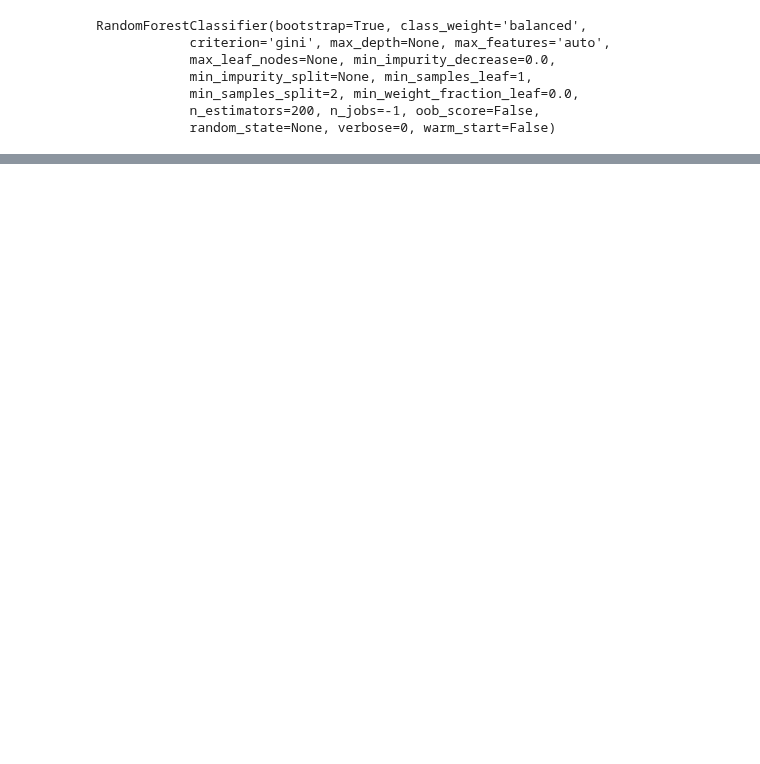
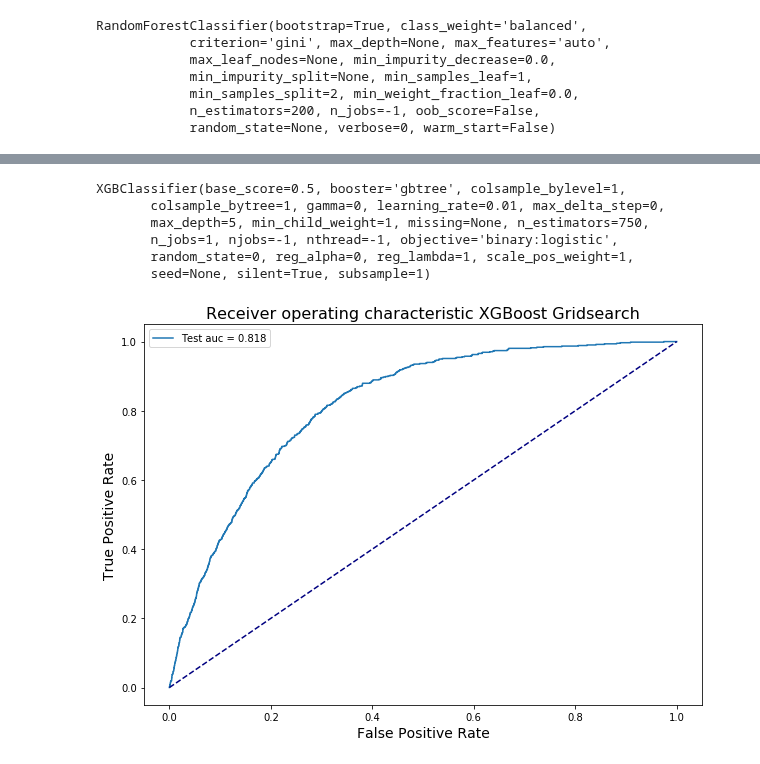
Before and after one commit to juanmahvelez/NWU-Pacific, a Jupyter notebook: script/notebook/train classifier.ipynb, the cells around one changed output, grey strips where cells are left out. Cells and saved outputs as stored; diff of their text form; code cells hidden in the pictures; blank space fills up the shorter version.

```diff
--- a/script/notebook/train classifier.ipynb
+++ b/script/notebook/train classifier.ipynb
@@ -85,0 +127,16 @@ plt.show()
+# %%
+model = XGBClassifier(njobs=-1, nthread=-1, objective='binary:logistic')
+parameters = {
+              'learning_rate': [0.01],
+              'scale_pos_weight': [1, 10, 1/y.mean()],
+              'max_depth': [5, 10, 20],
+              'n_estimators': [750]
+}
+
+
+clf = GridSearchCV(model, parameters, n_jobs=2,
+                   cv=StratifiedKFold(n_splits=3, shuffle=True),
+                   scoring='roc_auc',
+                   verbose=2, refit=True)
+
+clf.fit(X_train, y_train)
@@ -85,0 +159,29 @@ plt.show()
+# %%
+clf.best_estimator_
+# %% [output]
+XGBClassifier(base_score=0.5, booster='gbtree', colsample_bylevel=1,
+       colsample_bytree=1, gamma=0, learning_rate=0.01, max_delta_step=0,
+       max_depth=5, min_child_weight=1, missing=None, n_estimators=750,
+       n_jobs=1, njobs=-1, nthread=-1, objective='binary:logistic',
+       random_state=0, reg_alpha=0, reg_lambda=1, scale_pos_weight=1,
+       seed=None, silent=True, subsample=1)
+# %%
+model = clf.best_estimator_
+y_hat_test = model.predict_proba(X_test)[:,1]
+fpr_test, tpr_test, thresholds_test = roc_curve(y_test, y_hat_test)
+test_auc = roc_auc_score(y_test, y_hat_test)
+y_hat_train = model.predict_proba(X_train)[:,1]
+fpr_train, tpr_train, thresholds_train = roc_curve(y_train, y_hat_train)
+train_auc = roc_auc_score(y_train, y_hat_train)
+# %%
+plt.figure(figsize=(10,7))
+plt.xlabel('False Positive Rate', fontsize=14)
+plt.ylabel('True Positive Rate', fontsize=14)
+plt.title('Receiver operating characteristic XGBoost Gridsearch', fontsize=16)
+plt.plot(fpr_test, tpr_test, label='Test auc = {:.3f}'.format(test_auc))
+# plt.plot(fpr_train, tpr_train, label='Train auc = {:.3f}'.format(train_auc))
+plt.plot([0, 1], [0, 1], color='navy', linestyle='--')
+plt.legend()
+plt.show()
+# %% [output]
+[figure, added]
```
Also changed, not shown: parts of 13 cells of this notebook, 3 other files.
